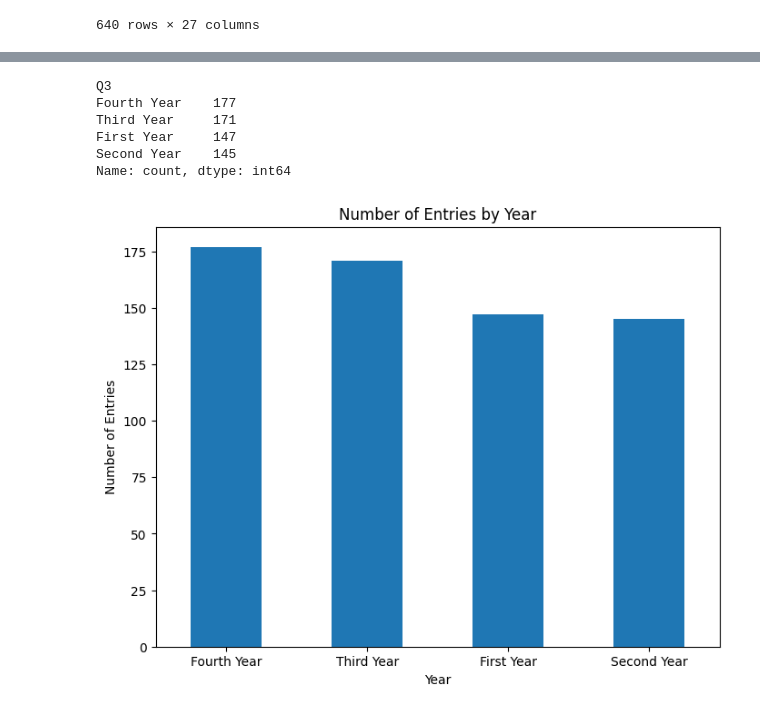
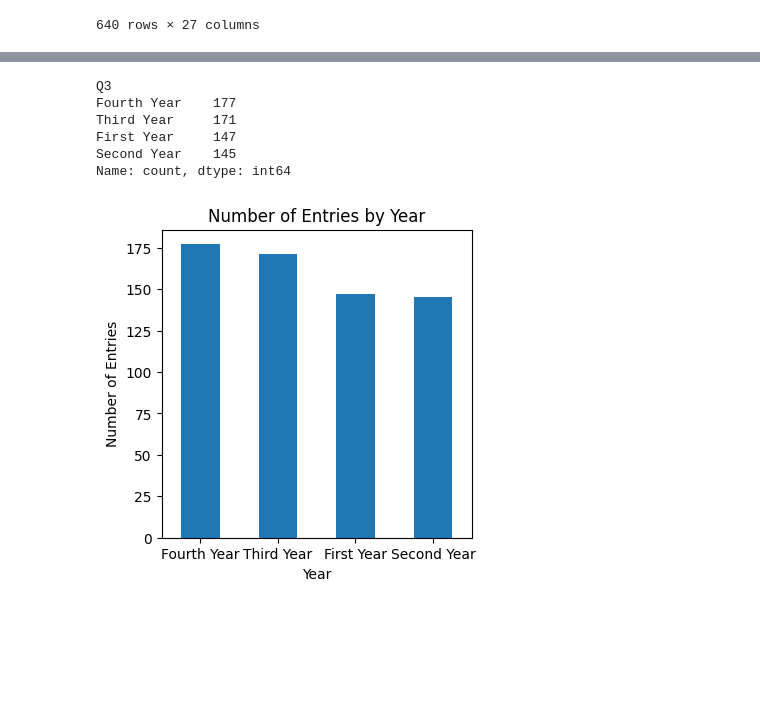
Before and after one commit to tariqrasheed172001/Prediction-of-Depression-levels., a Jupyter notebook: Data_Analysis.ipynb, the cells around one changed output, grey strips where cells are left out. Saved outputs shown, nothing was run; the diff lists cells and outputs as text; code cells hidden in the pictures; blank space fills up the shorter version.

```diff
--- a/Data_Analysis.ipynb
+++ b/Data_Analysis.ipynb
@@ -85,24 +85,24 @@ Name: count, dtype: int64
 # %%
 df['Q3'] = df['Q3'].replace('First Year ', 'First Year')
 Year_counts = df['Q3'].value_counts()
 
 print(Year_counts)
 
-plt.figure(figsize=(8, 6))
+plt.figure(figsize=(4, 4))
 Year_counts.plot(kind='bar')
 plt.title('Number of Entries by Year')
 plt.xlabel('Year')
 plt.ylabel('Number of Entries')
 plt.xticks(rotation=0)  # Keep x-axis labels horizontal
 plt.show()
 # %% [output]
 Q3
 Fourth Year    177
 Third Year     171
 First Year     147
 Second Year    145
 Name: count, dtype: int64
-[figure, old version]
+[figure, new version]
 # %%
 df['Q4'] = df['Q4'].replace('CIVIL ', 'CIVIL')
 df['Q4'] = df['Q4'].replace('CHEM ', 'CHEM')
```
Also changed, not shown: parts of 4 cells of this notebook.
